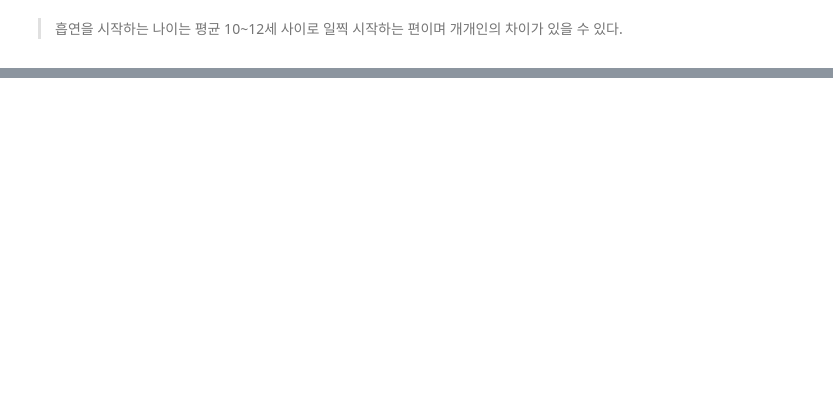
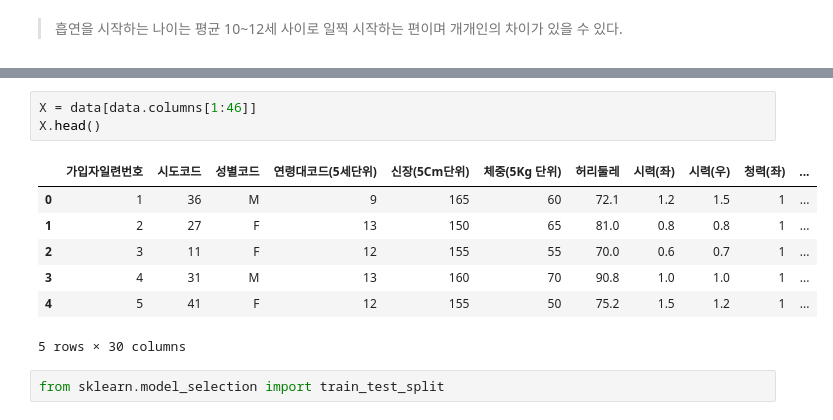
Before and after one commit to Oohgu/-, a Jupyter notebook: it_과제_1816650_김민지.ipynb, the cells around one changed output, grey strips where cells are left out. Cells and saved outputs as stored; diff of their text form; blank space fills up the shorter version.

```diff
--- a/it_과제_1816650_김민지.ipynb
+++ b/it_과제_1816650_김민지.ipynb
@@ -104,0 +145,13 @@ plt.title('나이에 따른 흡연상태 Box Plot');
+# %%
+X = data[data.columns[1:46]]
+X.head()
+# %% [output]
+|  | 가입자일련번호 | 시도코드 | 성별코드 | 연령대코드(5세단위) | 신장(5Cm단위) | 체중(5Kg 단위) | 허리둘레 | 시력(좌) | 시력(우) | 청력(좌) | ... |
+| 0 | 1 | 36 | M | 9 | 165 | 60 | 72.1 | 1.2 | 1.5 | 1 | ... |
+| 1 | 2 | 27 | F | 13 | 150 | 65 | 81.0 | 0.8 | 0.8 | 1 | ... |
+| 2 | 3 | 11 | F | 12 | 155 | 55 | 70.0 | 0.6 | 0.7 | 1 | ... |
+| 3 | 4 | 31 | M | 13 | 160 | 70 | 90.8 | 1.0 | 1.0 | 1 | ... |
+| 4 | 5 | 41 | F | 12 | 155 | 50 | 75.2 | 1.5 | 1.2 | 1 | ... |
+5 rows × 30 columns
+# %%
+from sklearn.model_selection import train_test_split
```
Also changed, not shown: parts of 21 cells of this notebook.
